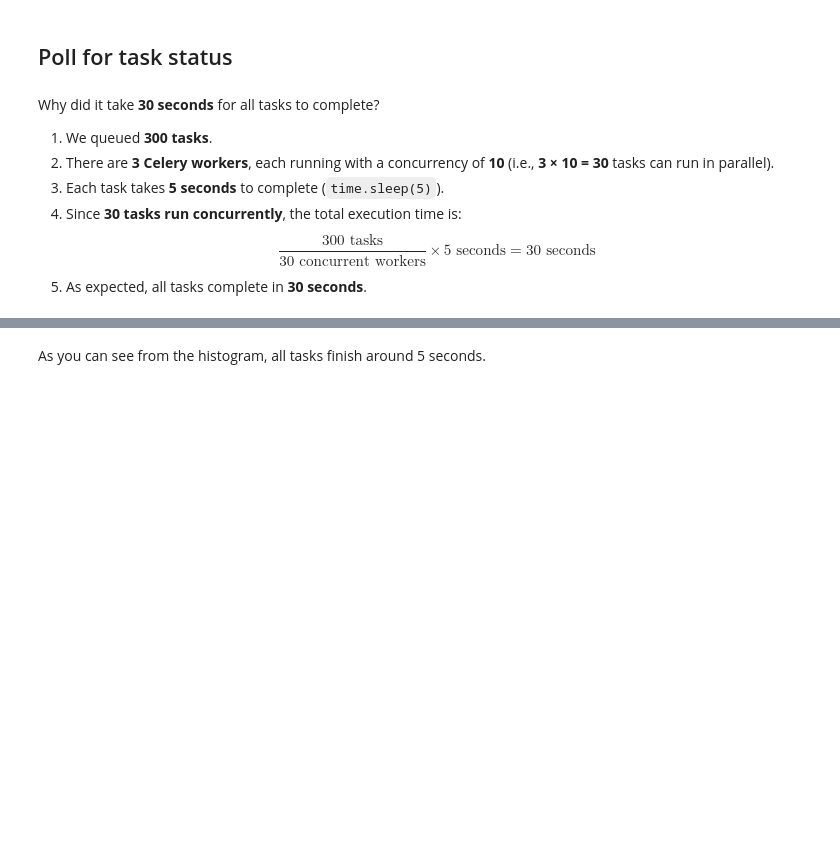
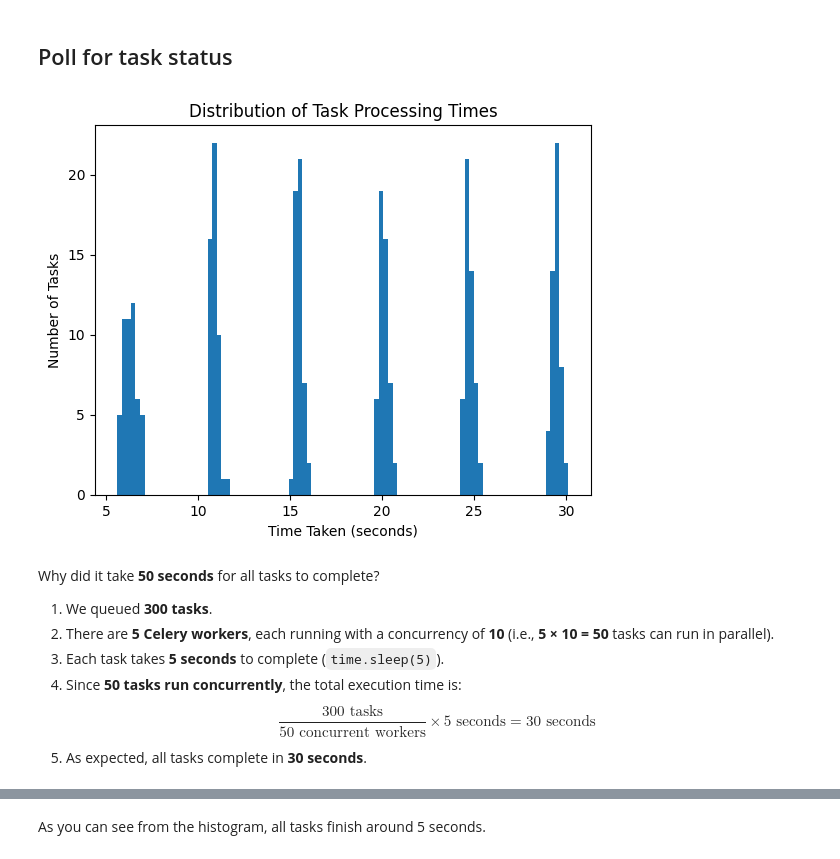
Before and after one commit to anyscale/public-serving-examples, a Jupyter notebook: serve_task_processor.ipynb, the cells around one changed output, grey strips where cells are left out. Cells and saved outputs as stored; diff of their text form; code cells hidden in the pictures; blank space fills up the shorter version.

```diff
--- a/serve_task_processor.ipynb
+++ b/serve_task_processor.ipynb
@@ -277,31 +339,33 @@ for thread in threads:
 # %%
 def are_tasks_done(document_ids):
     for document_id in document_ids:
         response = requests.get(f"http://localhost:8000/my_app/index_document_status?document_id={document_id}").json()
         if response["db_status"] != "done":
             return False
     return True
 
 # wait until all tasks are done
 while not are_tasks_done(document_ids):
     time.sleep(1)
 
 # plot the time taken for each task add
 time_taken = [json.loads(redis_client.get(document_id))["time_taken"] for document_id in document_ids]
-plt.hist(time_taken, bins=10)
+plt.hist(time_taken, bins=100)
 plt.xlabel('Time Taken (seconds)')
 plt.ylabel('Number of Tasks')
 plt.title('Distribution of Task Processing Times')
 plt.show()
+# %% [output]
+[figure, added]
 # %% [markdown]
-Why did it take **30 seconds** for all tasks to complete?
+Why did it take **50 seconds** for all tasks to complete?
 
 1. We queued **300 tasks**.
-2. There are **3 Celery workers**, each running with a concurrency of **10** (i.e., **3 × 10 = 30** tasks can run in parallel).
+2. There are **5 Celery workers**, each running with a concurrency of **10** (i.e., **5 × 10 = 50** tasks can run in parallel).
 3. Each task takes **5 seconds** to complete (`time.sleep(5)`).
-4. Since **30 tasks run concurrently**, the total execution time is:
+4. Since **50 tasks run concurrently**, the total execution time is:
    $$
-   \frac{300 \text{ tasks}}{30 \text{ concurrent workers}} \times 5 \text{ seconds} = 30 \text{ seconds}
+   \frac{300 \text{ tasks}}{50 \text{ concurrent workers}} \times 5 \text{ seconds} = 30 \text{ seconds}
    $$
 5. As expected, all tasks complete in **30 seconds**.
 # %%
```
Also changed, not shown: parts of 7 cells of this notebook.
